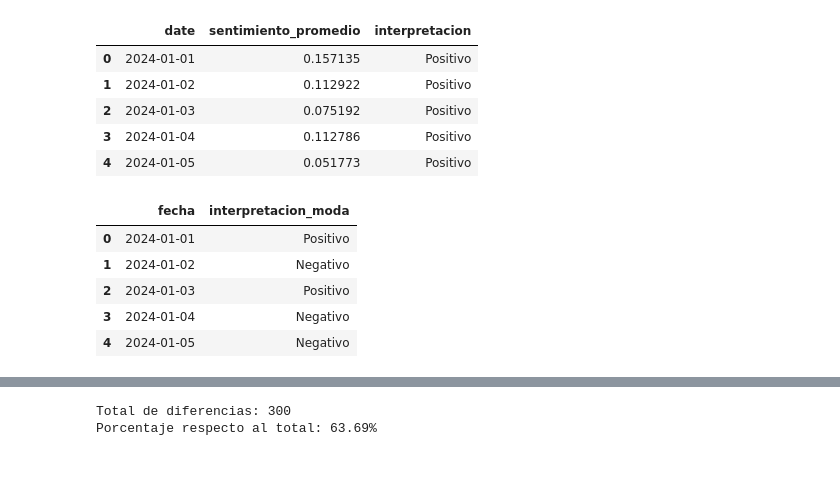
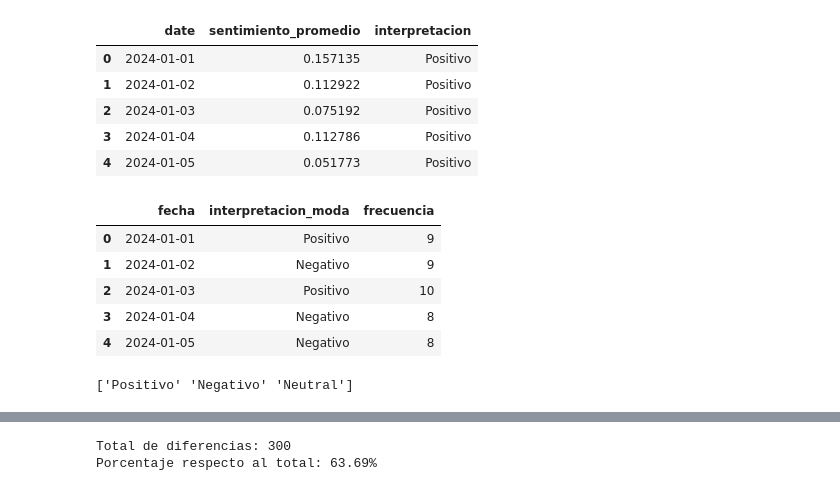
Before and after one commit to lmbsoft/patagonia-scrappers, a Jupyter notebook: fede/analisis_sentimiento_diario.ipynb, the cells around one changed output, grey strips where cells are left out. Drawn from its saved outputs; the diff is of its cells as text; code cells hidden in the pictures.

```diff
--- a/fede/analisis_sentimiento_diario.ipynb
+++ b/fede/analisis_sentimiento_diario.ipynb
@@ -45,20 +45,26 @@ df_hist['fecha'] = df_hist['created_at'].dt.date
 # %%
 # Genero df con fechas agrupadas
 df_resumen = (
-    df_hist.groupby('fecha')['interpretacion_sentimiento']
-      .agg(lambda x: x.mode().iloc[0])
+    df_hist.groupby('fecha')
+      .agg(
+          interpretacion_moda = ('interpretacion_sentimiento', lambda x: x.mode().iloc[0]),
+          frecuencia = ('interpretacion_sentimiento', lambda x: x.value_counts().iloc[0])
+      )
       .reset_index()
-      .rename(columns={'interpretacion_sentimiento': 'interpretacion_moda'})
 )
 
 df_resumen.head()
 # %% [output]
-|  | fecha | interpretacion_moda |
-| 0 | 2024-01-01 | Positivo |
-| 1 | 2024-01-02 | Negativo |
-| 2 | 2024-01-03 | Positivo |
-| 3 | 2024-01-04 | Negativo |
-| 4 | 2024-01-05 | Negativo |
+|  | fecha | interpretacion_moda | frecuencia |
+| 0 | 2024-01-01 | Positivo | 9 |
+| 1 | 2024-01-02 | Negativo | 9 |
+| 2 | 2024-01-03 | Positivo | 10 |
+| 3 | 2024-01-04 | Negativo | 8 |
+| 4 | 2024-01-05 | Negativo | 8 |
+# %%
+print(df_resumen['interpretacion_moda'].unique())
+# %% [output]
+['Positivo' 'Negativo' 'Neutral']
 # %%
 # hago merge entre dfs y calculo campo nuevo
 df_comparado = df_resumen.merge(df_diario, on='fecha', how='left')
```
Also changed, not shown: parts of 5 cells of this notebook.
